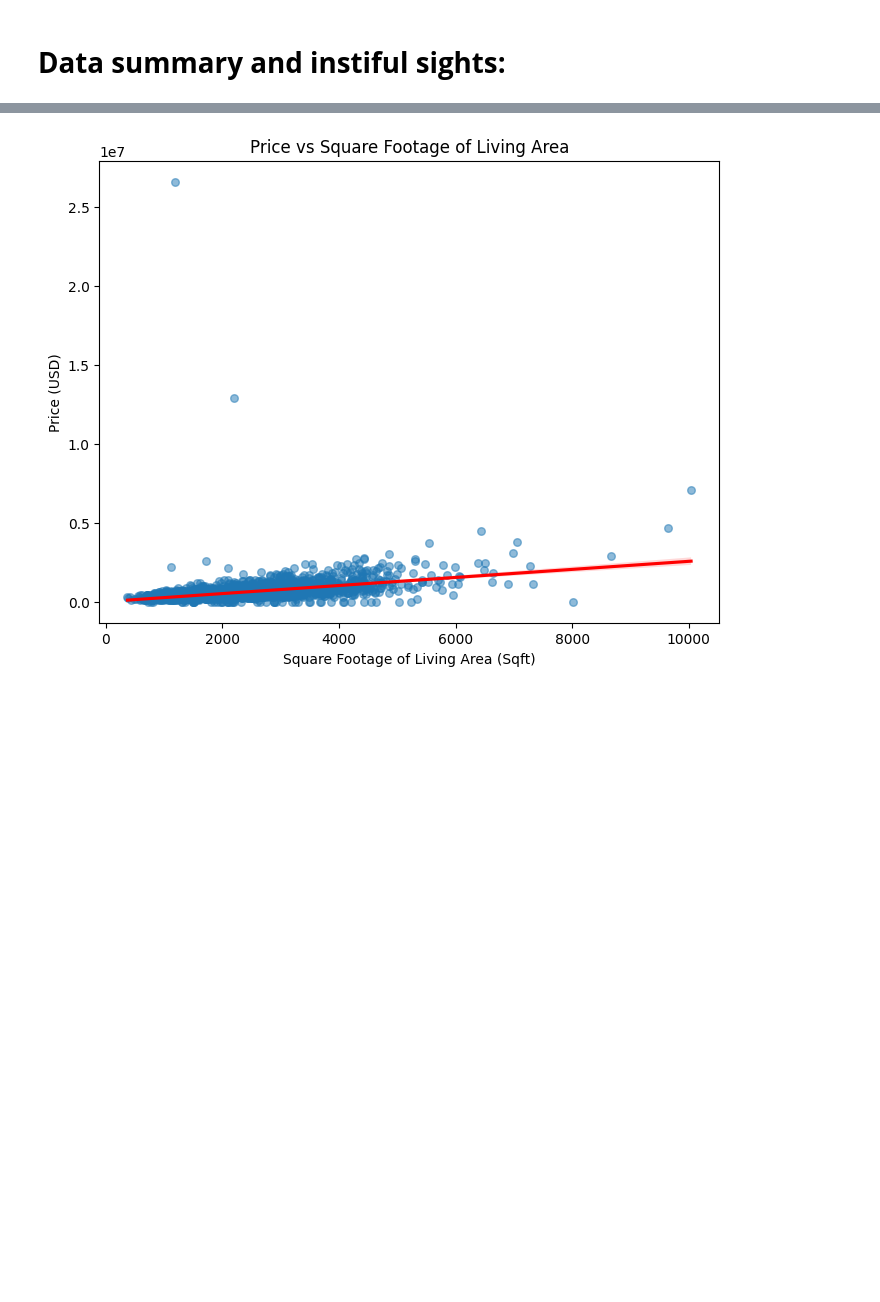
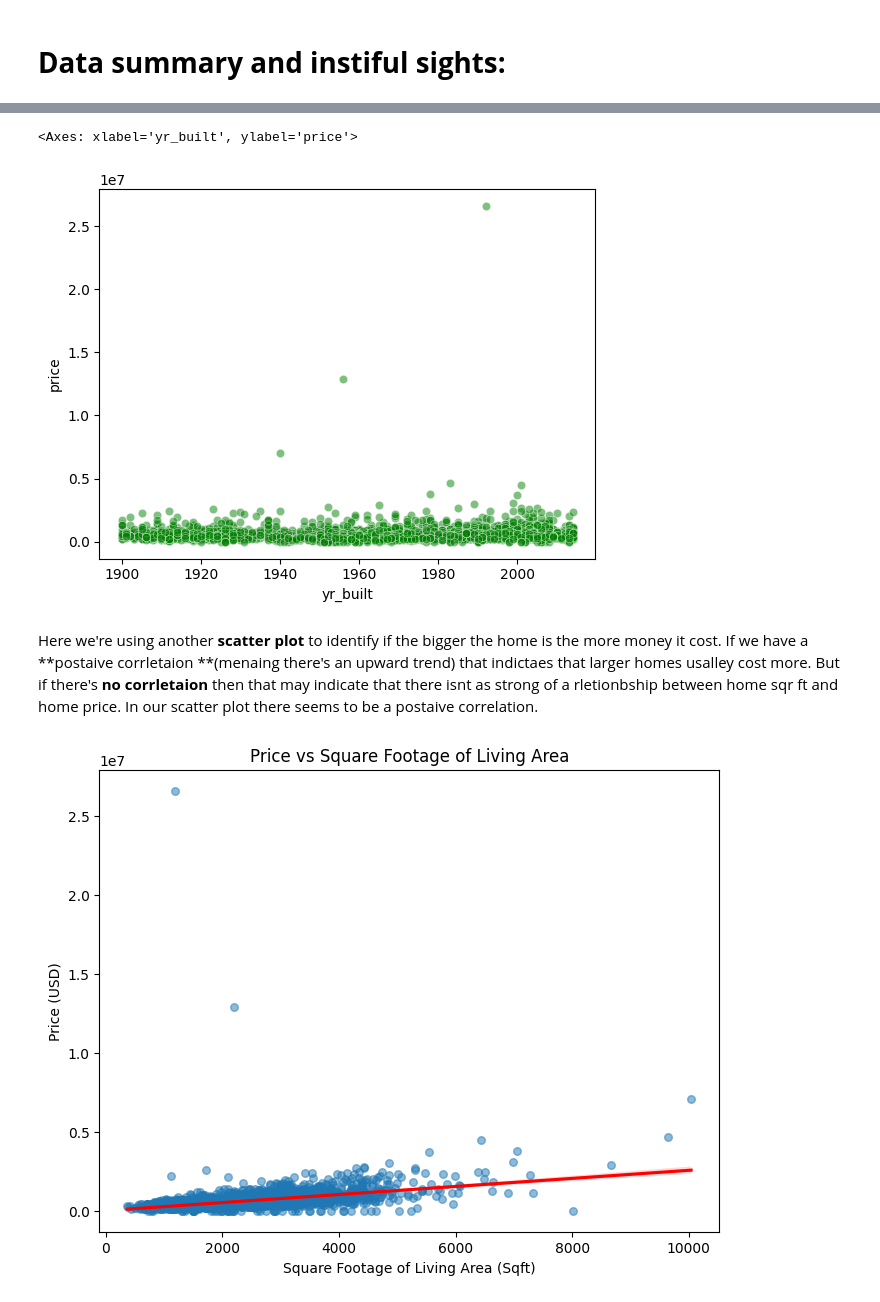
Before and after one commit to Tireza1/Getting_into_Business, a Jupyter notebook: Lab1.ipynb, the cells around one changed output, grey strips where cells are left out. Saved outputs shown, nothing was run; the diff lists cells and outputs as text; code cells hidden in the pictures; blank space fills up the shorter version.

```diff
--- a/Lab1.ipynb
+++ b/Lab1.ipynb
@@ -128,3 +142,12 @@ dtype: int64
+# %%
+sns.scatterplot(x='yr_built', y='price', data=df, alpha=0.5, color='green')
+# %% [output]
+<Axes: xlabel='yr_built', ylabel='price'>
+[figure, added]
+# %% [markdown]
+Here we're using another  **scatter plot** to identify if the bigger the home is the more money it cost. If we have a **postaive corrletaion **(menaing there's an upward trend) that indictaes that larger homes usalley cost more. But if there's **no corrletaion** then that may indicate that there isnt as strong of a rletionbship
+ between home sqr ft and home price.
+In our scatter plot there seems to be a postaive correlation.
 # %%
 import pandas as pd
 import matplotlib.pyplot as plt
```
Also changed, not shown: parts of 11 cells of this notebook.
